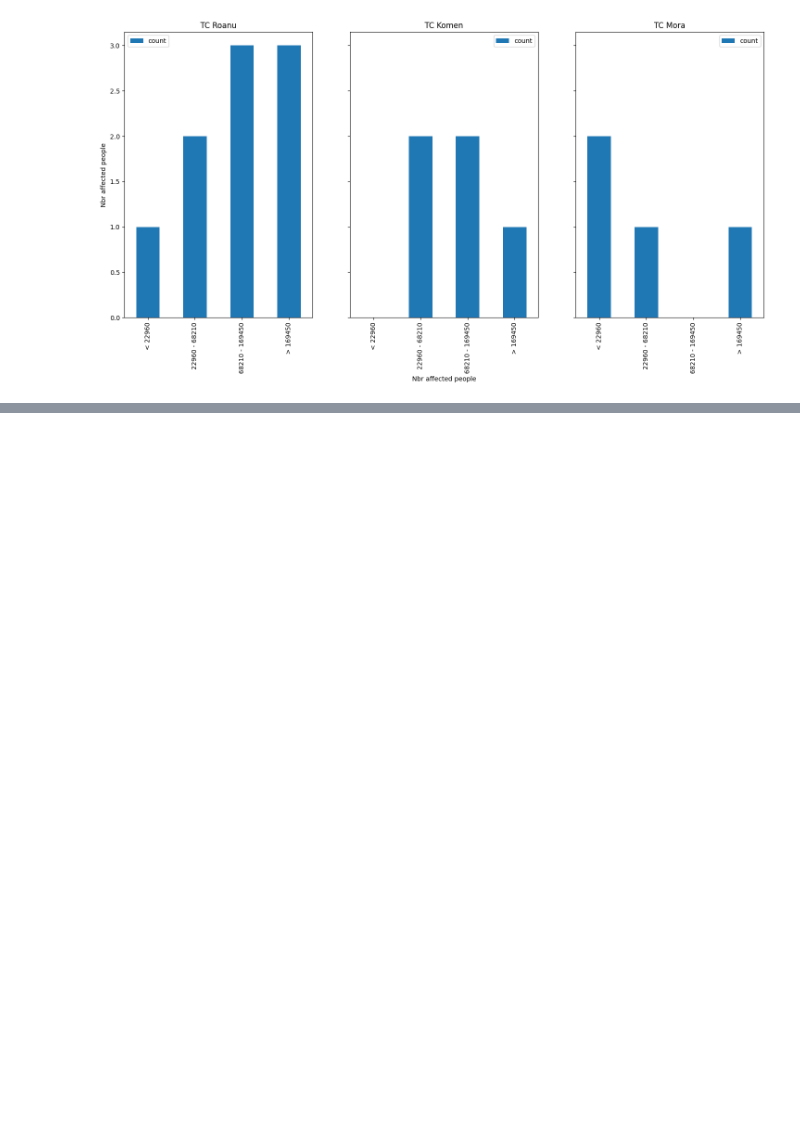
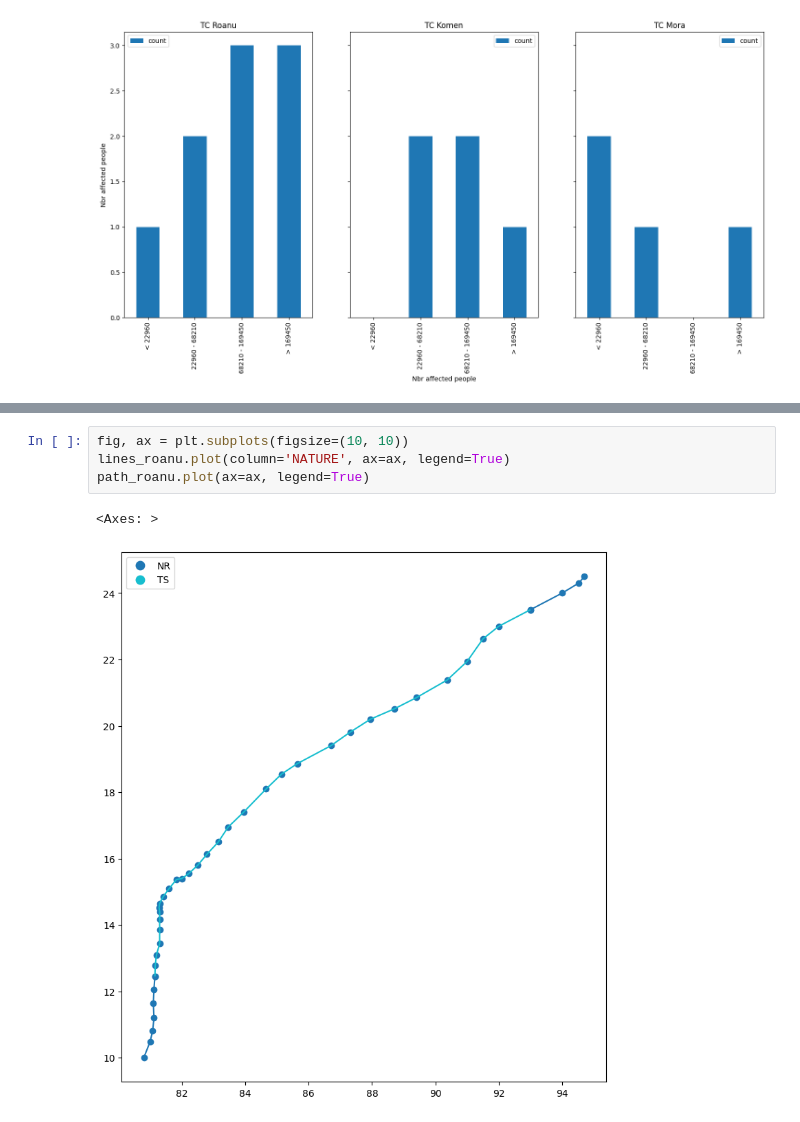
Before and after one commit to KassoumHabibou/PhD-Chapter-2, a Jupyter notebook: 00_time_line.ipynb, the cells around one changed output, grey strips where cells are left out. Saved outputs shown, nothing was run; the diff lists cells and outputs as text; blank space fills up the shorter version.

```diff
--- a/00_time_line.ipynb
+++ b/00_time_line.ipynb
@@ -380,0 +401,7 @@ pathPalette
+# %%
+fig, ax = plt.subplots(figsize=(10, 10))
+lines_roanu.plot(column='NATURE', ax=ax, legend=True)
+path_roanu.plot(ax=ax, legend=True)
+# %% [output]
+<Axes: >
+[figure, added]
```
Also changed, not shown: parts of 9 cells of this notebook, 2 other files.
